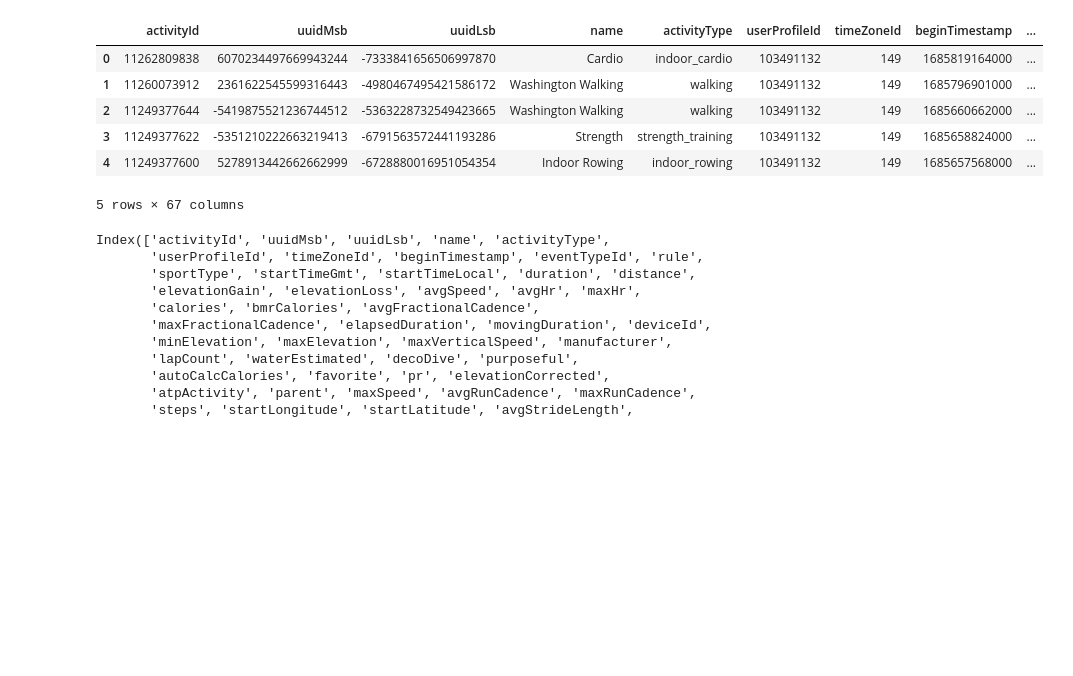
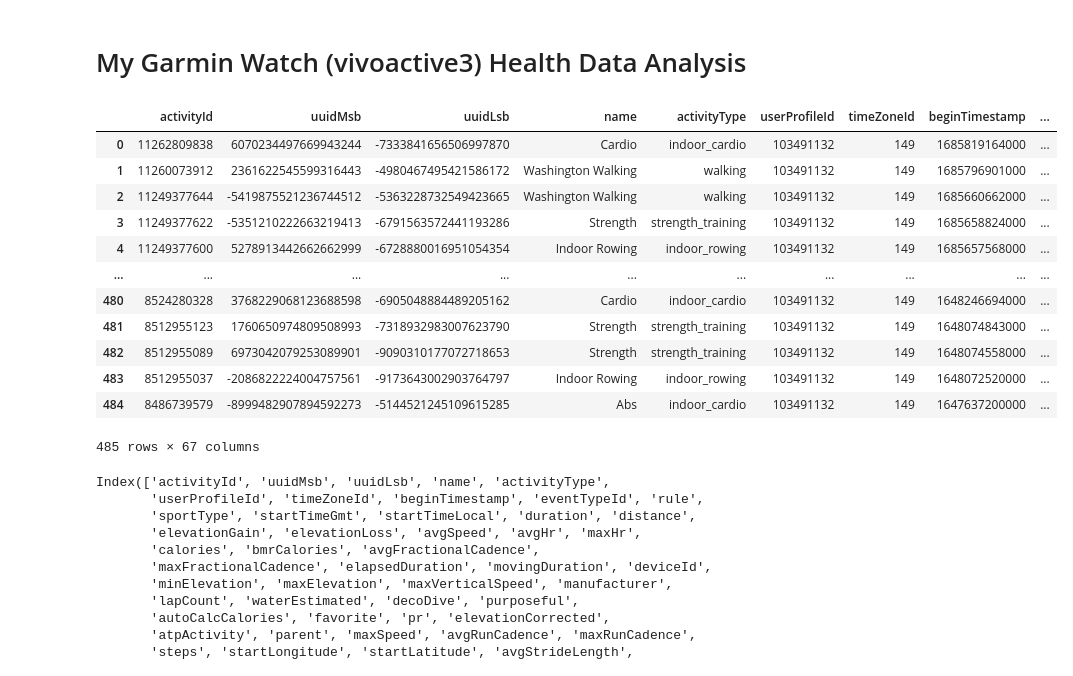
Before and after one commit to zrvila/garmin, a Jupyter notebook: analysis.ipynb, the cells around one changed output. Saved outputs shown, nothing was run; the diff lists cells and outputs as text; code cells hidden in the pictures; blank space fills up the shorter version.

```diff
--- a/analysis.ipynb
+++ b/analysis.ipynb
@@ -1,3 +1,5 @@
+# %% [markdown]
+# My Garmin Watch (vivoactive3) Health Data Analysis
 # %%
 #Garmin Health data analysis for @zrvila
 #this information is protected by HIPPA regulations in the United States
@@ -14,15 +19,21 @@ with open('fitness_data.json', 'r') as f:
 
 df = pd.json_normalize(data, sep='_', record_path='summarizedActivitiesExport')
 # %%
-df.head()
+df
 # %% [output]
 |  | activityId | uuidMsb | uuidLsb | name | activityType | userProfileId | timeZoneId | beginTimestamp | ... |
 | 0 | 11262809838 | 6070234497669943244 | -7333841656506997870 | Cardio | indoor_cardio | 103491132 | 149 | 1685819164000 | ... |
 | 1 | 11260073912 | 2361622545599316443 | -4980467495421586172 | Washington Walking | walking | 103491132 | 149 | 1685796901000 | ... |
 | 2 | 11249377644 | -5419875521236744512 | -5363228732549423665 | Washington Walking | walking | 103491132 | 149 | 1685660662000 | ... |
 | 3 | 11249377622 | -5351210222663219413 | -6791563572441193286 | Strength | strength_training | 103491132 | 149 | 1685658824000 | ... |
 | 4 | 11249377600 | 5278913442662662999 | -6728880016951054354 | Indoor Rowing | indoor_rowing | 103491132 | 149 | 1685657568000 | ... |
+| ... | ... | ... | ... | ... | ... | ... | ... | ... | ... |
+| 480 | 8524280328 | 3768229068123688598 | -6905048884489205162 | Cardio | indoor_cardio | 103491132 | 149 | 1648246694000 | ... |
+| 481 | 8512955123 | 1760650974809508993 | -7318932983007623790 | Strength | strength_training | 103491132 | 149 | 1648074843000 | ... |
+| 482 | 8512955089 | 6973042079253089901 | -9090310177072718653 | Strength | strength_training | 103491132 | 149 | 1648074558000 | ... |
+| 483 | 8512955037 | -2086822224004757561 | -9173643002903764797 | Indoor Rowing | indoor_rowing | 103491132 | 149 | 1648072520000 | ... |
+| 484 | 8486739579 | -8999482907894592273 | -5144521245109615285 | Abs | indoor_cardio | 103491132 | 149 | 1647637200000 | ... |
-5 rows × 67 columns
+485 rows × 67 columns
 # %%
 df.columns
 # %% [output]
```
Also changed, not shown: parts of 33 cells of this notebook.
